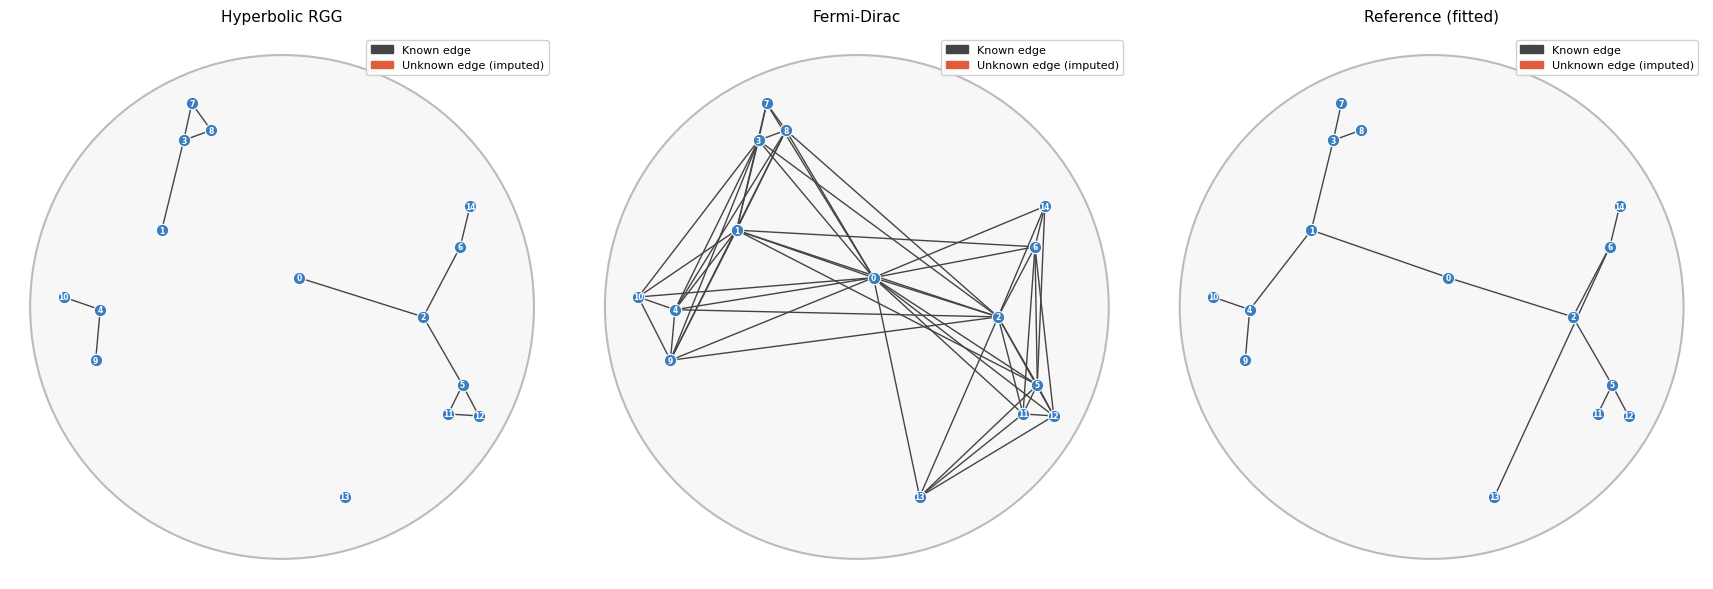
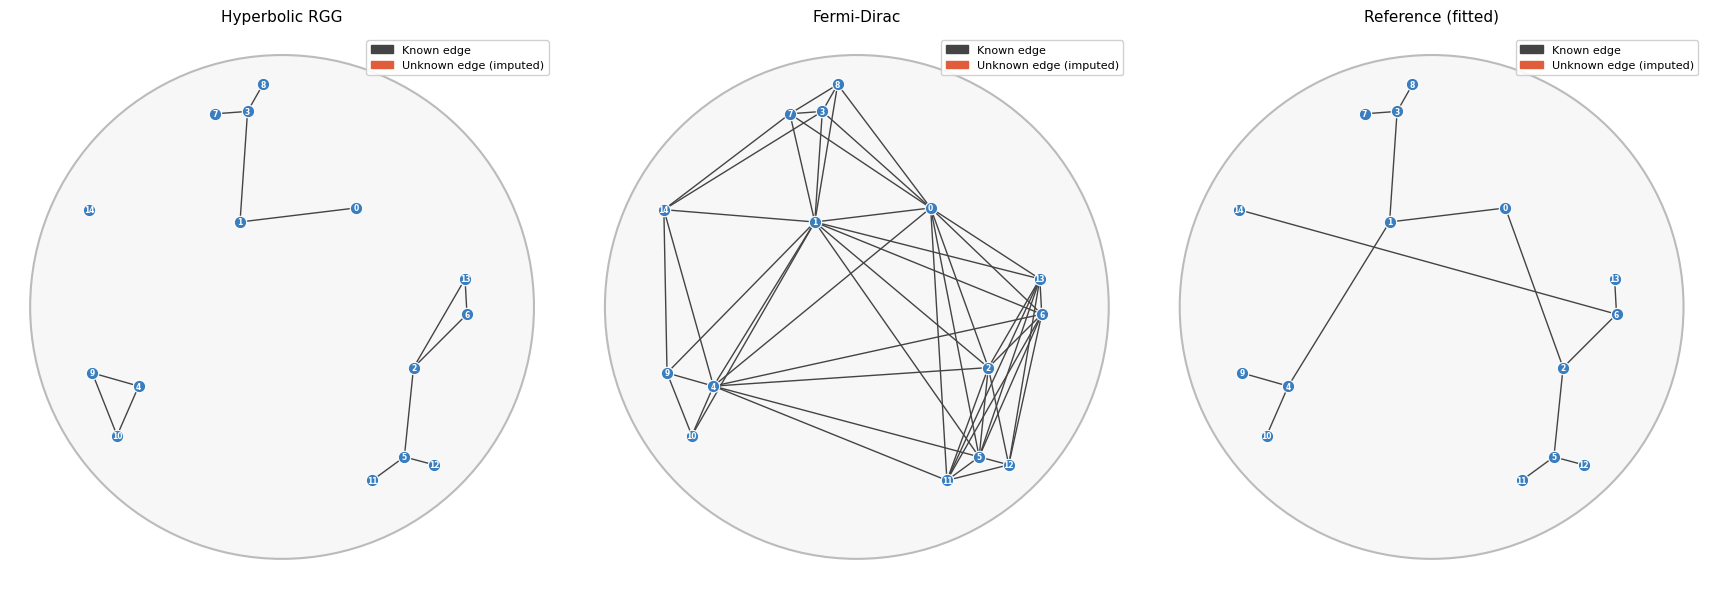
The notebook cell's code change between the first figure and the second:
--- before
+++ after
@@ -7,3 +7,2 @@
     plot_poincare_graph(G_gen, X, title=title, ax=ax)
 fig.tight_layout()
-fig.show()

Commit: tutorials updated and checked